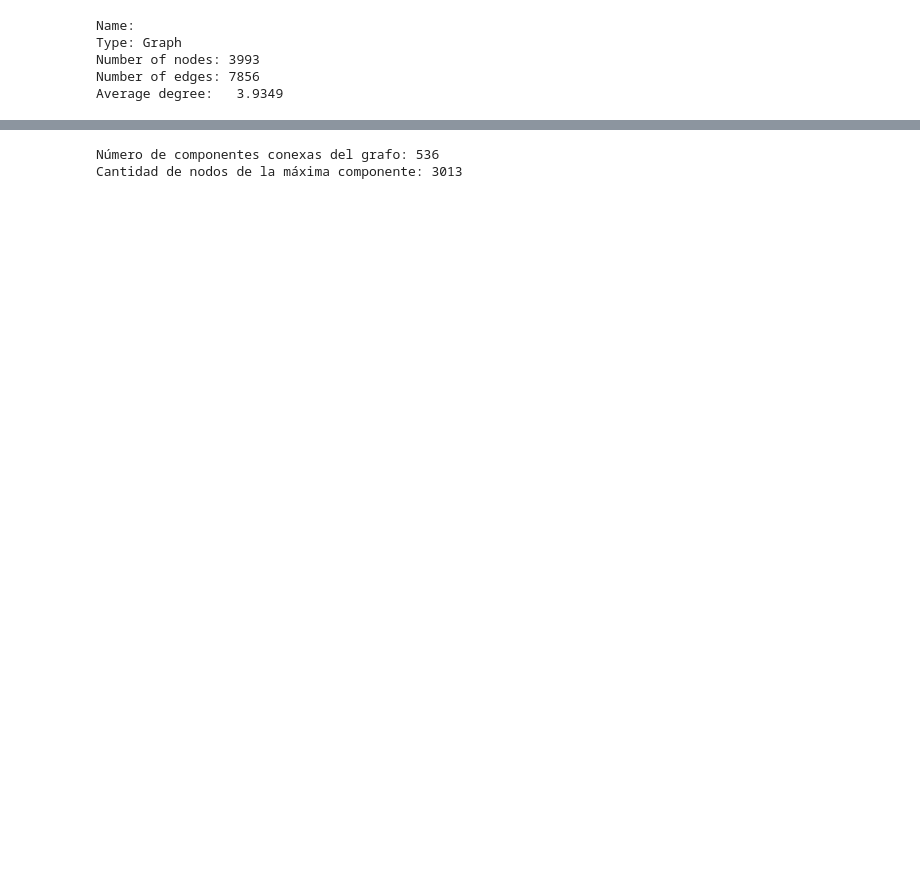
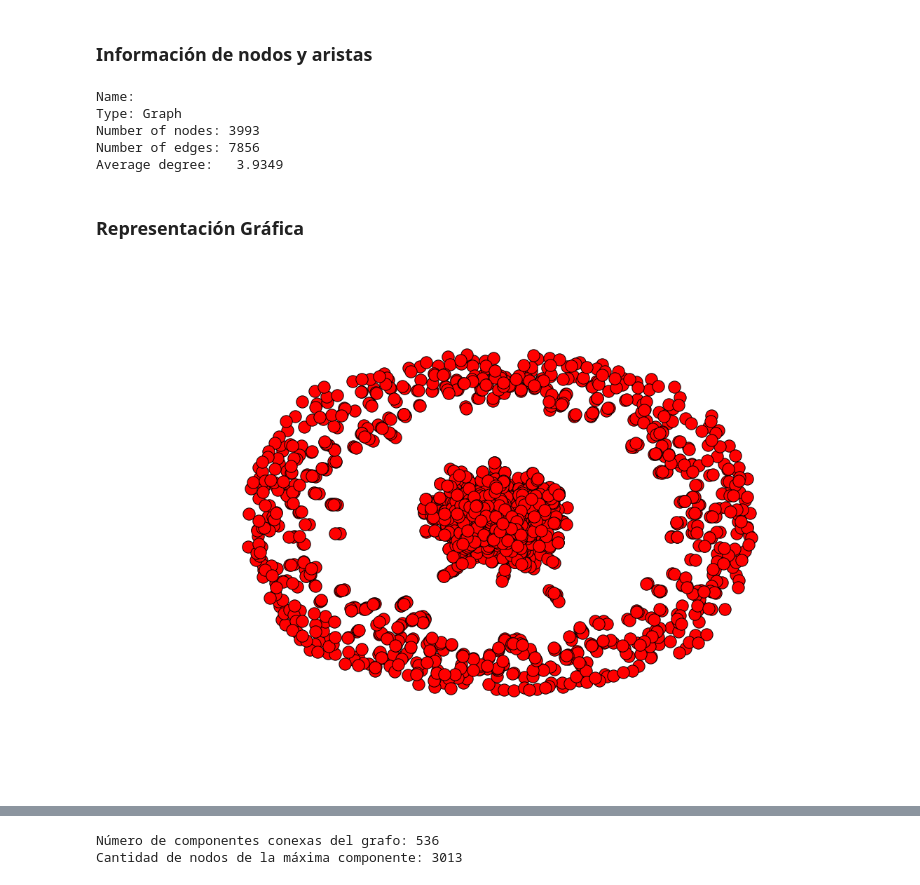
Before and after one commit to axelmaddonni/cienciadatos, a Jupyter notebook: tp4/Informe TP4.ipynb, the cells around one changed output, grey strips where cells are left out. Drawn from its saved outputs; the diff is of its cells as text; code cells hidden in the pictures; blank space fills up the shorter version.

```diff
--- a/tp4/Informe TP4.ipynb
+++ b/tp4/Informe TP4.ipynb
@@ -25,6 +43,8 @@ with open('data.csv', 'r') as f:
             G.add_edges_from(edges)
 
 nx.write_edgelist(G, 'edgelist.txt')
+# %% [markdown]
+### Información de nodos y aristas
 # %%
 print nx.info(G)
 # %% [output]
@@ -33,3 +53,11 @@ Type: Graph
 Number of nodes: 3993
 Number of edges: 7856
 Average degree:   3.9349
+# %% [markdown]
+### Representación Gráfica
+# %%
+plt.figure(figsize=(15, 10))
+nx.draw(G,pos=nx.spring_layout(G)) # use spring layout
+plt.show()
+# %% [output]
+[figure, added]
```
Also changed, not shown: parts of 39 cells of this notebook.
